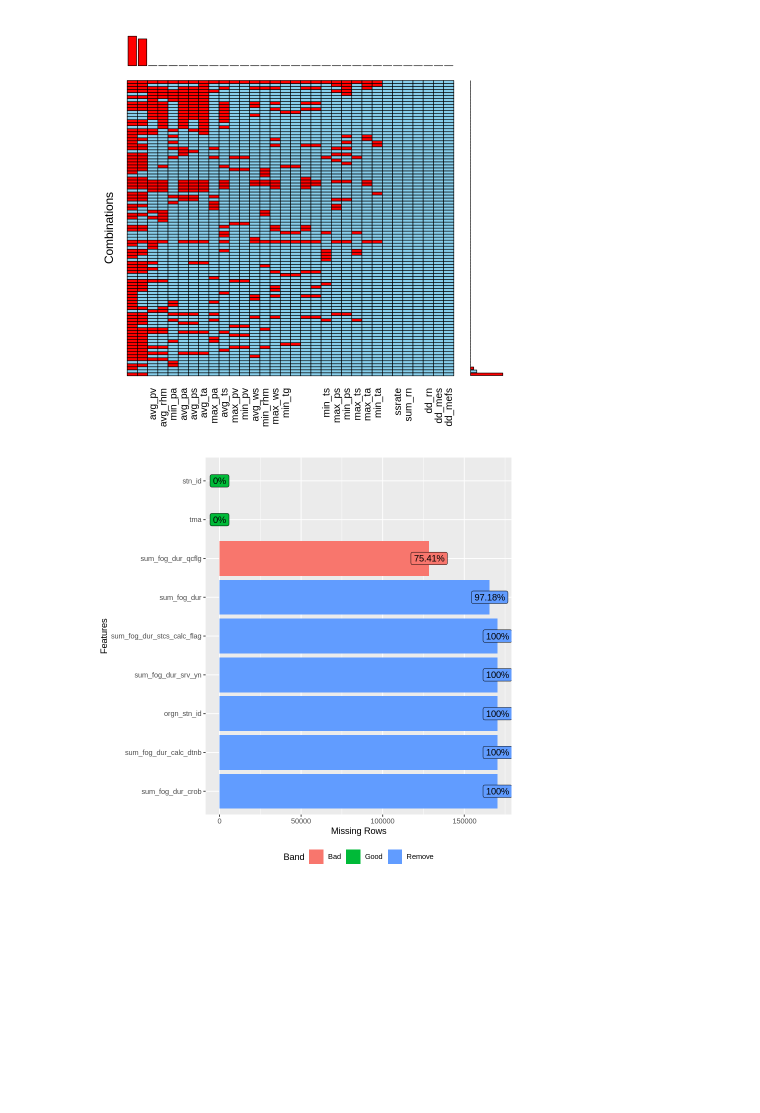
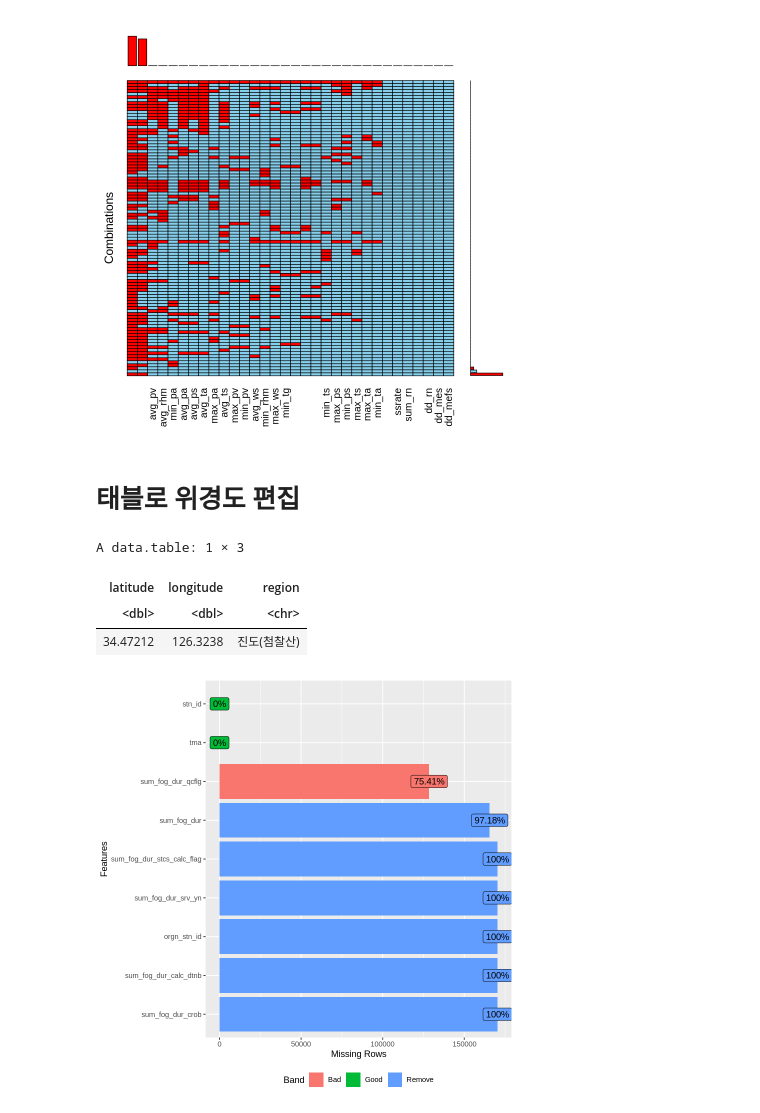
Before and after one commit to min02yam/Prediction-of-Cardiovascular-Disease-Incidence-using-machine-learning, a Jupyter notebook: ASOS데이터.ipynb, the cells around one changed output. Saved outputs shown, nothing was run; the diff lists cells and outputs as text; code cells hidden in the pictures; blank space fills up the shorter version.

```diff
--- a/ASOS데이터.ipynb
+++ b/ASOS데이터.ipynb
@@ -759,6 +759,16 @@ VIM::aggr(dt[,-c(1:2,35:37)],
 [figure]
 # %%
 write.csv(dt, "dt.csv", row.names=FALSE)
+# %% [markdown]
+# 태블로 위경도 편집
+# %%
+기상관측지점 %>% select(latitude, longitude, region) %>%
+  filter(grepl("^진도", region))
+# %% [output]
+A data.table: 1 × 3
+| latitude | longitude | region |
+| <dbl> | <dbl> | <chr> |
+| 34.47212 | 126.3238 | 진도(첨찰산) |
 # %%
 plot_missing(안개)
 # %% [output]
```
Also changed, not shown: parts of 8 cells of this notebook.
